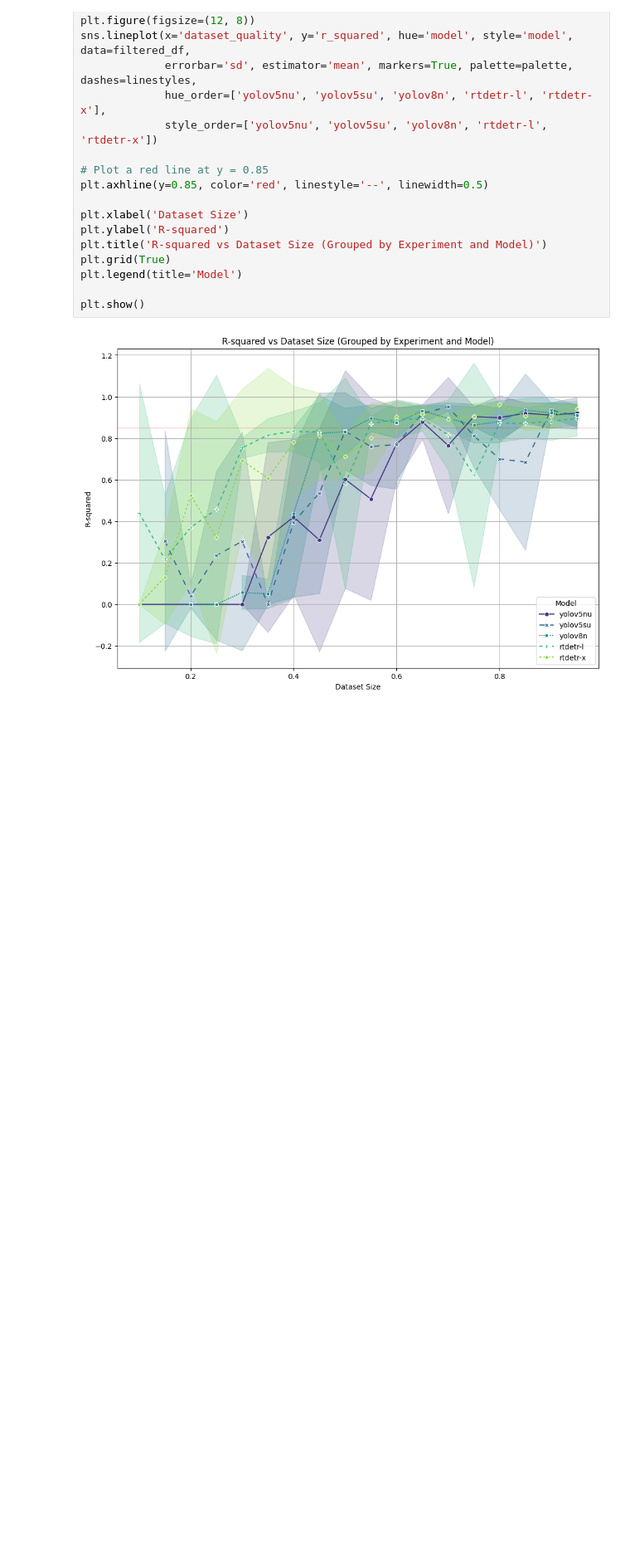
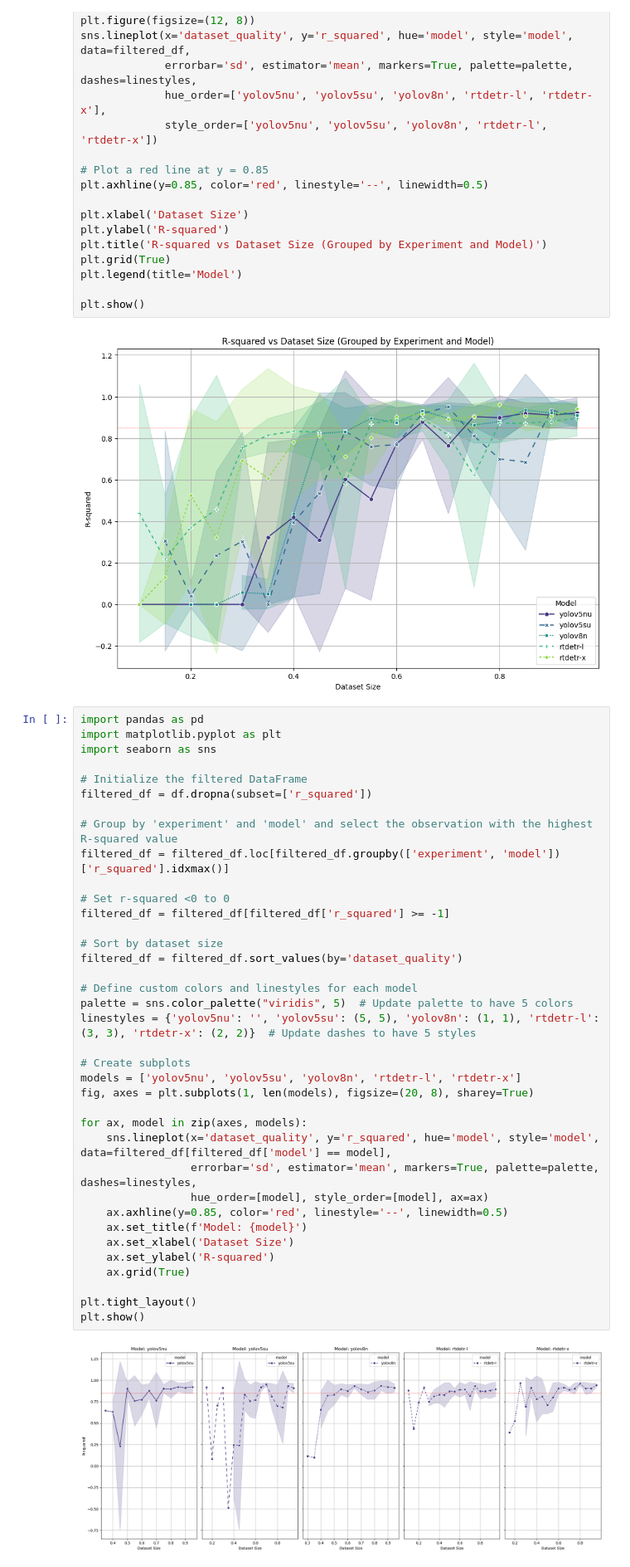
Before and after one commit to SamueleBumbaca/Plants__On_the_minimum_dataset_size_for_a_maize_seedling_object_detector, a Jupyter notebook: dataset_quality_analysis.ipynb, the cells around one changed output. Shown at 83% size. Saved outputs shown, nothing was run; the diff lists cells and outputs as text; blank space fills up the shorter version.

```diff
--- a/dataset_quality_analysis.ipynb
+++ b/dataset_quality_analysis.ipynb
@@ -95,3 +95,42 @@ plt.legend(title='Model')
 plt.show()
 # %% [output]
 [figure]
+# %%
+import pandas as pd
+import matplotlib.pyplot as plt
+import seaborn as sns
+
+# Initialize the filtered DataFrame
+filtered_df = df.dropna(subset=['r_squared'])
+
+# Group by 'experiment' and 'model' and select the observation with the highest R-squared value
+filtered_df = filtered_df.loc[filtered_df.groupby(['experiment', 'model'])['r_squared'].idxmax()]
+
+# Set r-squared <0 to 0
+filtered_df = filtered_df[filtered_df['r_squared'] >= -1]
+
+# Sort by dataset size
+filtered_df = filtered_df.sort_values(by='dataset_quality')
+
+# Define custom colors and linestyles for each model
+palette = sns.color_palette("viridis", 5)  # Update palette to have 5 colors
+linestyles = {'yolov5nu': '', 'yolov5su': (5, 5), 'yolov8n': (1, 1), 'rtdetr-l': (3, 3), 'rtdetr-x': (2, 2)}  # Update dashes to have 5 styles
+
+# Create subplots
+models = ['yolov5nu', 'yolov5su', 'yolov8n', 'rtdetr-l', 'rtdetr-x']
+fig, axes = plt.subplots(1, len(models), figsize=(20, 8), sharey=True)
+
+for ax, model in zip(axes, models):
+    sns.lineplot(x='dataset_quality', y='r_squared', hue='model', style='model', data=filtered_df[filtered_df['model'] == model],
+                 errorbar='sd', estimator='mean', markers=True, palette=palette, dashes=linestyles,
+                 hue_order=[model], style_order=[model], ax=ax)
+    ax.axhline(y=0.85, color='red', linestyle='--', linewidth=0.5)
+    ax.set_title(f'Model: {model}')
+    ax.set_xlabel('Dataset Size')
+    ax.set_ylabel('R-squared')
+    ax.grid(True)
+
+plt.tight_layout()
+plt.show()
+# %% [output]
+[figure, added]
```
Also changed, not shown: 38 other files.
